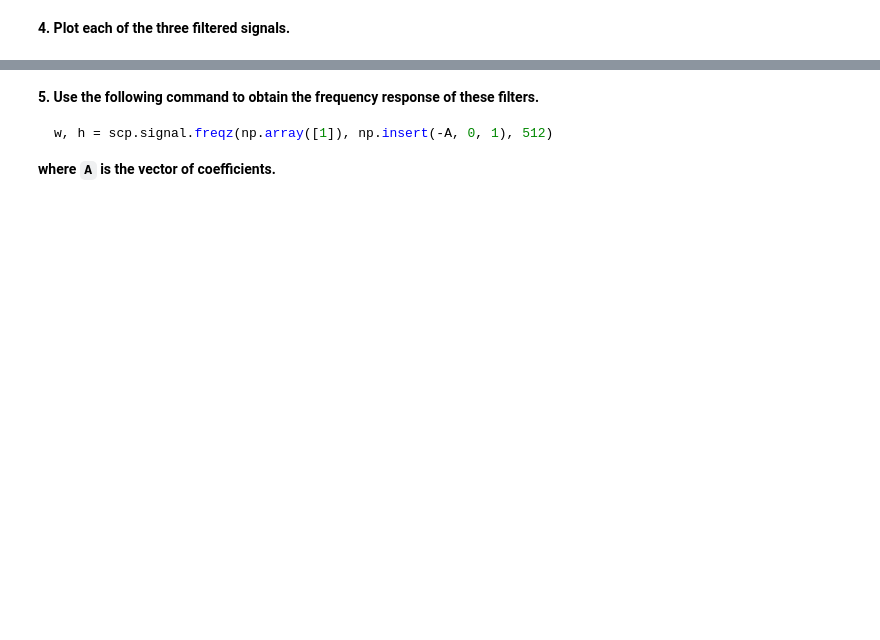
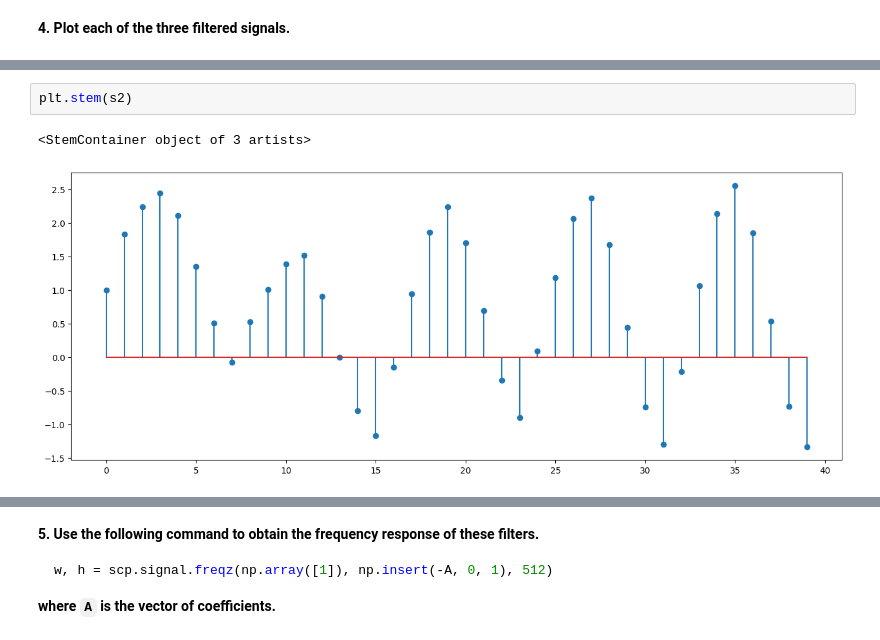
Before and after one commit to cdavin2/dsp_lab09b, a Jupyter notebook: lab09b_final_report.ipynb, the cells around one changed output, grey strips where cells are left out. Cells and saved outputs as stored; diff of their text form; blank space fills up the shorter version.

```diff
--- a/lab09b_final_report.ipynb
+++ b/lab09b_final_report.ipynb
@@ -84,0 +101,5 @@ s = scp.signal.lfilter(np.array([1]), np.insert(-A, 0, 1), x)
+# %%
+plt.stem(s2)
+# %% [output]
+<StemContainer object of 3 artists>
+[figure, added]
```
Also changed, not shown: parts of 13 cells of this notebook.
